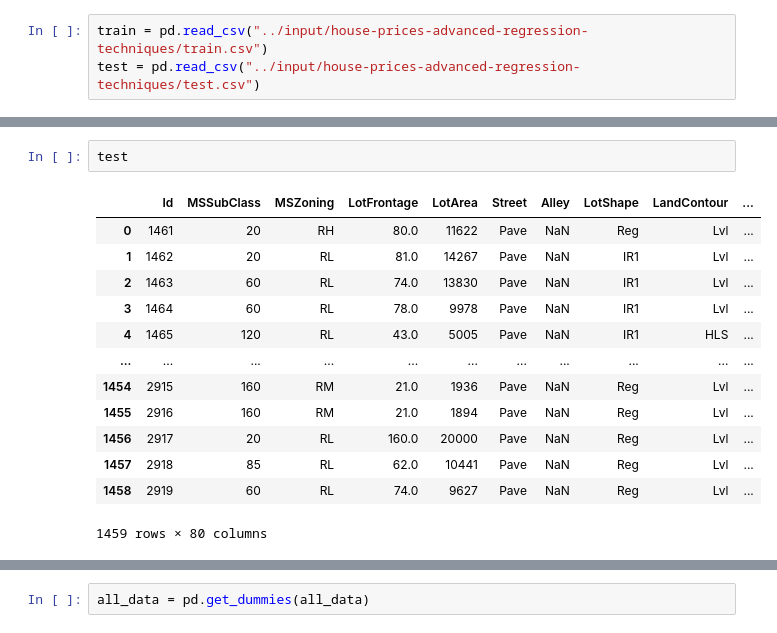
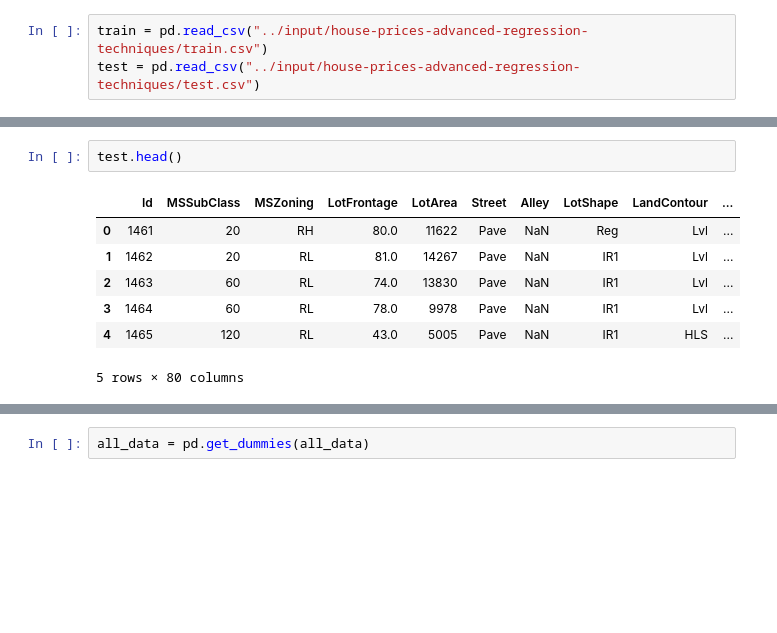
Before and after one commit to minhaz-engg/House-Prices---Advanced-Regression-Techniques, a Jupyter notebook: house-price-practice-5.ipynb, the cells around one changed output, grey strips where cells are left out. Cells and saved outputs as stored; diff of their text form; blank space fills up the shorter version.

```diff
--- a/house-price-practice-5.ipynb
+++ b/house-price-practice-5.ipynb
@@ -51,18 +45,12 @@ train
 # %%
-test
+test.head()
 # %% [output]
 |  | Id | MSSubClass | MSZoning | LotFrontage | LotArea | Street | Alley | LotShape | LandContour | ... |
 | 0 | 1461 | 20 | RH | 80.0 | 11622 | Pave | NaN | Reg | Lvl | ... |
 | 1 | 1462 | 20 | RL | 81.0 | 14267 | Pave | NaN | IR1 | Lvl | ... |
 | 2 | 1463 | 60 | RL | 74.0 | 13830 | Pave | NaN | IR1 | Lvl | ... |
 | 3 | 1464 | 60 | RL | 78.0 | 9978 | Pave | NaN | IR1 | Lvl | ... |
 | 4 | 1465 | 120 | RL | 43.0 | 5005 | Pave | NaN | IR1 | HLS | ... |
-| ... | ... | ... | ... | ... | ... | ... | ... | ... | ... | ... |
-| 1454 | 2915 | 160 | RM | 21.0 | 1936 | Pave | NaN | Reg | Lvl | ... |
-| 1455 | 2916 | 160 | RM | 21.0 | 1894 | Pave | NaN | Reg | Lvl | ... |
-| 1456 | 2917 | 20 | RL | 160.0 | 20000 | Pave | NaN | Reg | Lvl | ... |
-| 1457 | 2918 | 85 | RL | 62.0 | 10441 | Pave | NaN | Reg | Lvl | ... |
-| 1458 | 2919 | 60 | RL | 74.0 | 9627 | Pave | NaN | Reg | Lvl | ... |
-1459 rows × 80 columns
+5 rows × 80 columns
 # %%
 all_data = pd.concat((train.loc[:, 'MSSubClass': 'SaleCondition'], test.loc[:, 'MSSubClass': 'SaleCondition']))
```
Also changed, not shown: parts of 28 cells of this notebook.
